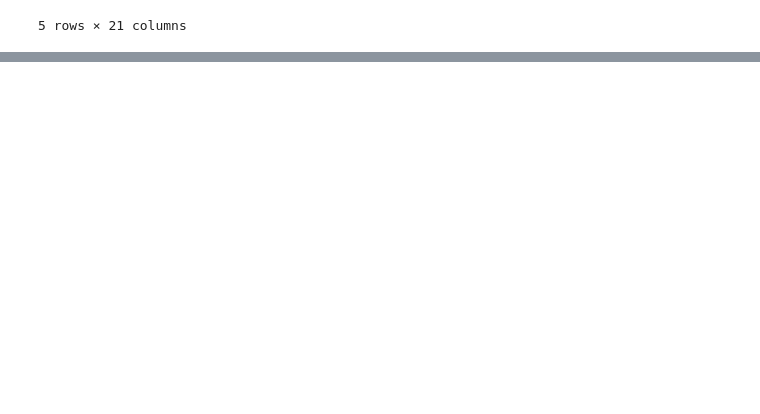
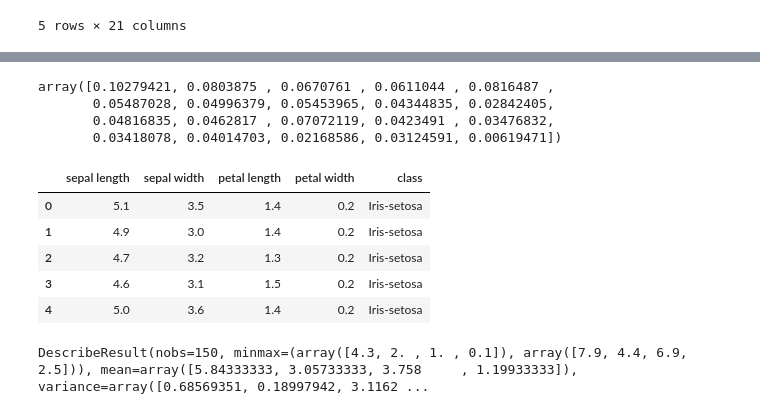
Before and after one commit to WandersonGustavo/Imersao_Alura, a Jupyter notebook: DataScience3.ipynb, the cells around one changed output, grey strips where cells are left out. Drawn from its saved outputs; the diff is of its cells as text; code cells hidden in the pictures; blank space fills up the shorter version.

```diff
--- a/DataScience3.ipynb
+++ b/DataScience3.ipynb
@@ -78,0 +402,10 @@ previsores[:,19] = labelEncoder13.fit_transform(previsores[:,19])
+# %%
+forest= ExtraTreesClassifier()
+forest.fit(X_treino, y_treinamento)
+importancias= forest.feature_importances_
+importancias
+# %% [output]
+array([0.10279421, 0.0803875 , 0.0670761 , 0.0611044 , 0.0816487 ,
+       0.05487028, 0.04996379, 0.05453965, 0.04344835, 0.02842405,
+       0.04816835, 0.0462817 , 0.07072119, 0.0423491 , 0.03476832,
+       0.03418078, 0.04014703, 0.02168586, 0.03124591, 0.00619471])
@@ -78,0 +422,15 @@ previsores[:,19] = labelEncoder13.fit_transform(previsores[:,19])
+# %%
+iristemp=pd.read_csv('iris.csv')
+iristemp.head()
+# %% [output]
+|  | sepal length | sepal width | petal length | petal width | class |
+| 0 | 5.1 | 3.5 | 1.4 | 0.2 | Iris-setosa |
+| 1 | 4.9 | 3.0 | 1.4 | 0.2 | Iris-setosa |
+| 2 | 4.7 | 3.2 | 1.3 | 0.2 | Iris-setosa |
+| 3 | 4.6 | 3.1 | 1.5 | 0.2 | Iris-setosa |
+| 4 | 5.0 | 3.6 | 1.4 | 0.2 | Iris-setosa |
+# %%
+iris=datasets.load_iris()
+stats.describe(iris.data)
+# %% [output]
+DescribeResult(nobs=150, minmax=(array([4.3, 2. , 1. , 0.1]), array([7.9, 4.4, 6.9, 2.5])), mean=array([5.84333333, 3.05733333, 3.758     , 1.19933333]), variance=array([0.68569351, 0.18997942, 3.1162 ...
```
Also changed, not shown: parts of 61 cells of this notebook.
